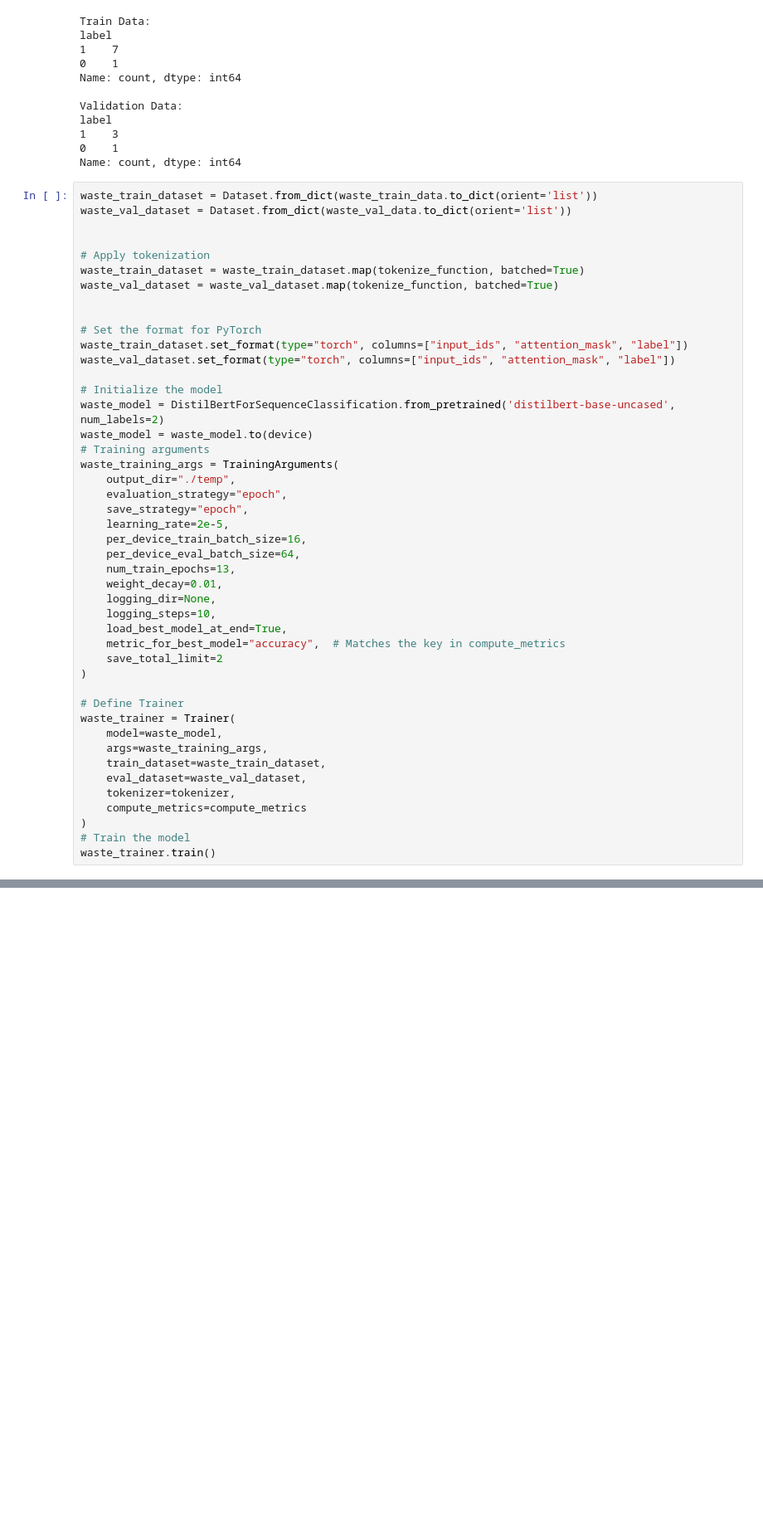
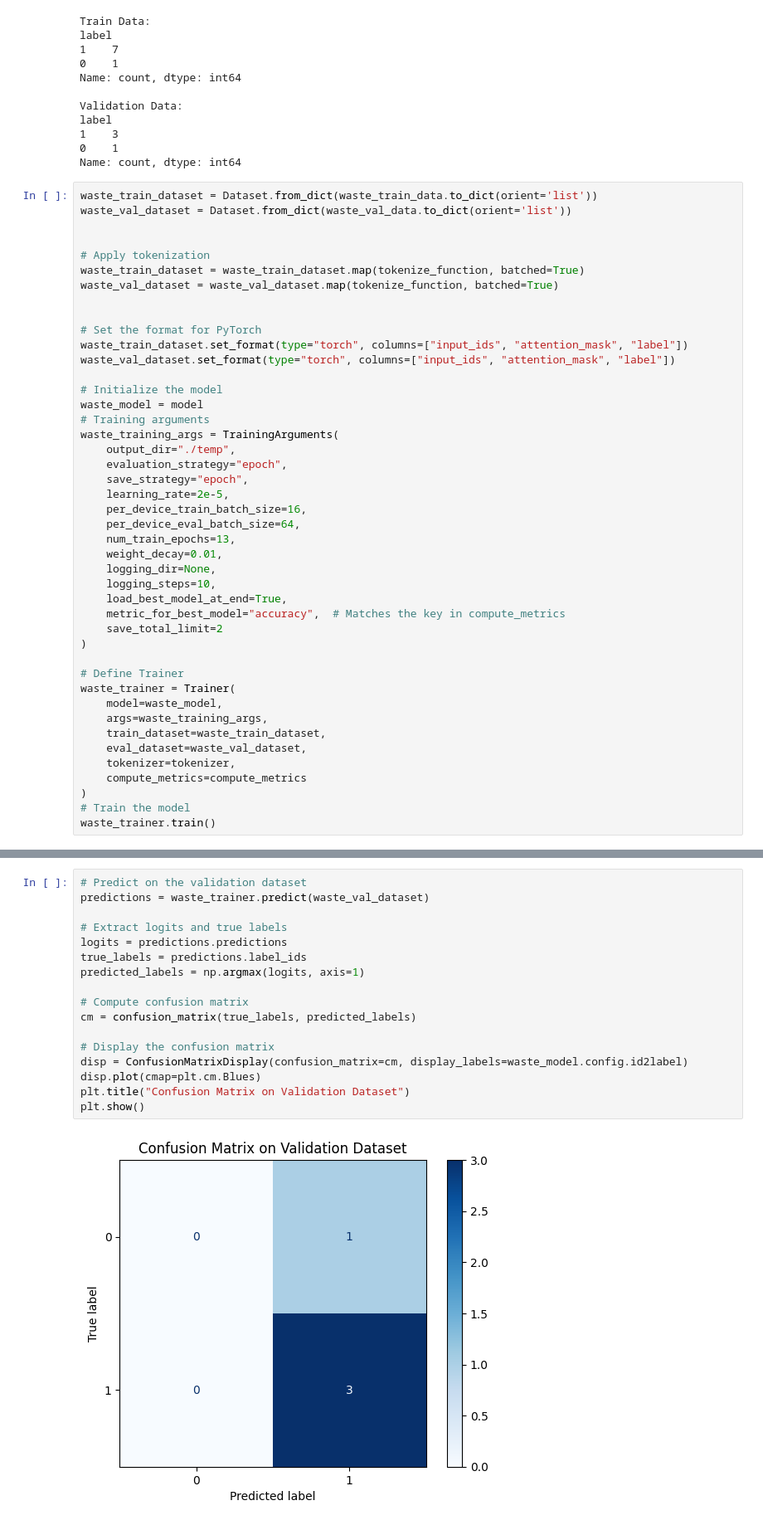
Before and after one commit to Gavin2417/NLP-project, a Jupyter notebook: new/Medical/pipe.ipynb, the cells around one changed output, grey strips where cells are left out. Shown at 83% size. Cells and saved outputs as stored; diff of their text form; blank space fills up the shorter version.

```diff
--- a/new/Medical/pipe.ipynb
+++ b/new/Medical/pipe.ipynb
@@ -219,8 +236,7 @@ waste_train_dataset.set_format(type="torch", columns=["input_ids", "attention_ma
 waste_val_dataset.set_format(type="torch", columns=["input_ids", "attention_mask", "label"])
 
 # Initialize the model
-waste_model = DistilBertForSequenceClassification.from_pretrained('distilbert-base-uncased', num_labels=2)
-waste_model = waste_model.to(device)
+waste_model = model
 # Training arguments
 waste_training_args = TrainingArguments(
     output_dir="./temp",
@@ -254,0 +285,19 @@ You should probably TRAIN this model on a down-stream task to be able to use it
+# %%
+# Predict on the validation dataset
+predictions = waste_trainer.predict(waste_val_dataset)
+
+# Extract logits and true labels
+logits = predictions.predictions
+true_labels = predictions.label_ids
+predicted_labels = np.argmax(logits, axis=1)
+
+# Compute confusion matrix
+cm = confusion_matrix(true_labels, predicted_labels)
+
+# Display the confusion matrix
+disp = ConfusionMatrixDisplay(confusion_matrix=cm, display_labels=waste_model.config.id2label)
+disp.plot(cmap=plt.cm.Blues)
+plt.title("Confusion Matrix on Validation Dataset")
+plt.show()
+# %% [output]
+[figure, added]
```
Also changed, not shown: parts of 6 cells of this notebook, 6 other files.
